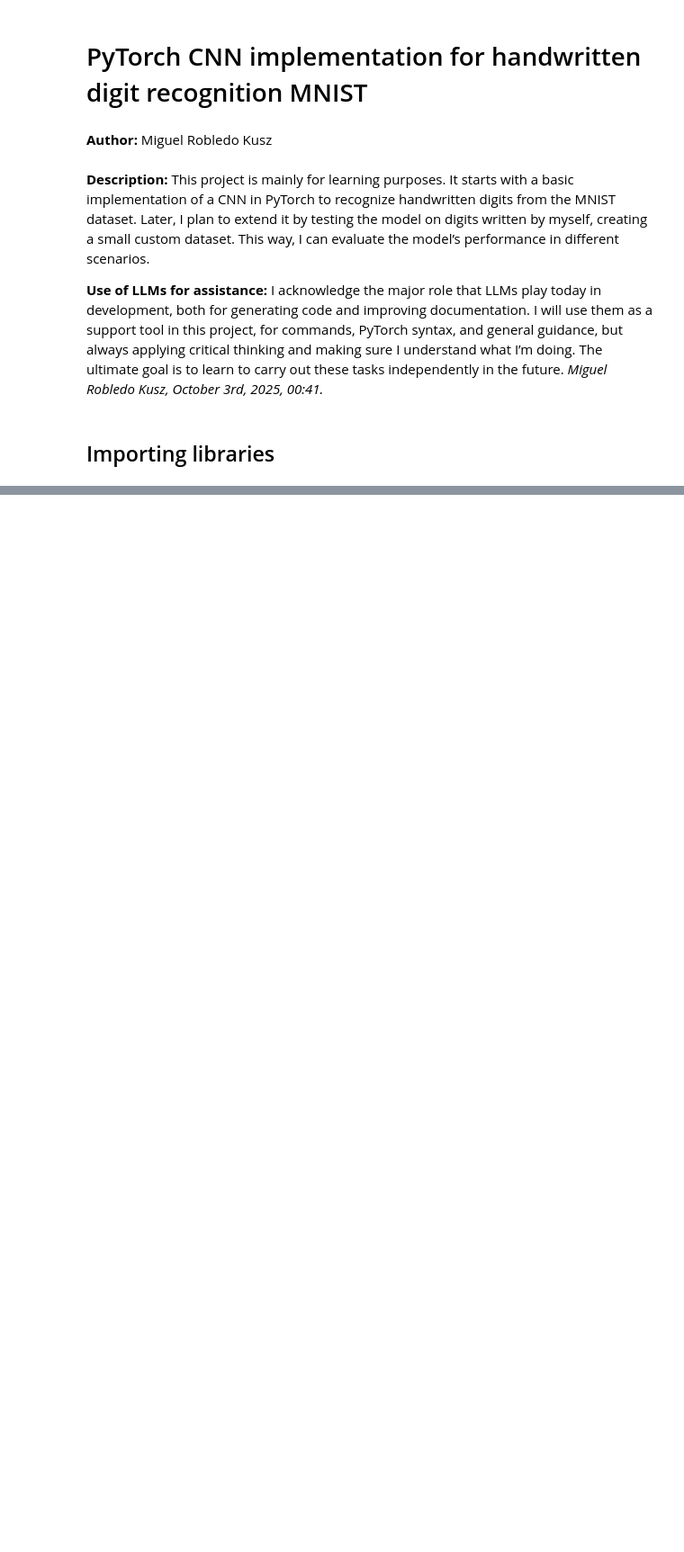
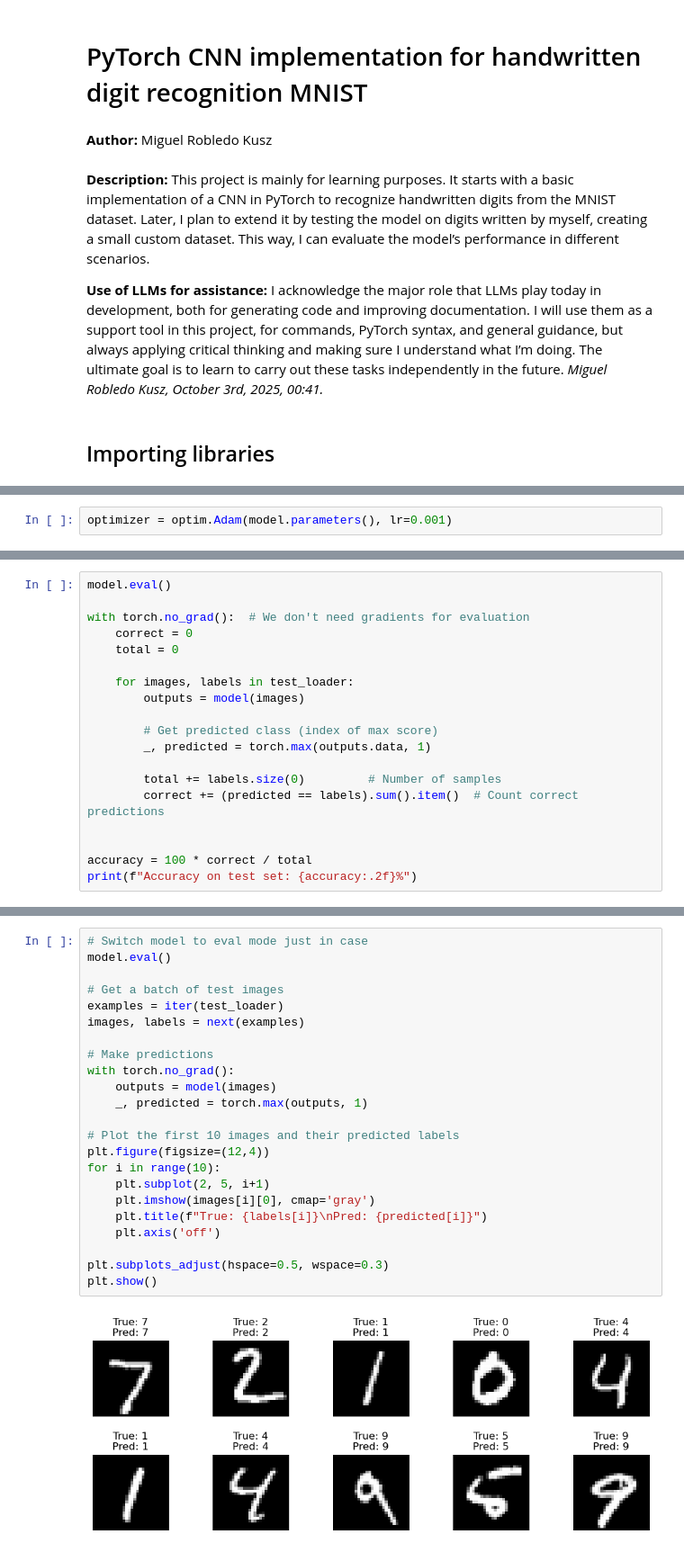
Before and after one commit to mrobledo07/pytorch-cnn-mnist, a Jupyter notebook: pytorch_cnn_mnist.ipynb, the cells around one changed output, grey strips where cells are left out. Shown at 90% size. Cells and saved outputs as stored; diff of their text form; blank space fills up the shorter version.

```diff
--- a/pytorch_cnn_mnist.ipynb
+++ b/pytorch_cnn_mnist.ipynb
@@ -20,0 +116,2 @@ ModuleNotFoundError: No module named 'matplotlib'
+# %%
+optimizer = optim.Adam(model.parameters(), lr=0.001)
@@ -20,0 +155,19 @@ ModuleNotFoundError: No module named 'matplotlib'
+# %%
+model.eval()
+
+with torch.no_grad():  # We don't need gradients for evaluation
+    correct = 0
+    total = 0
+
+    for images, labels in test_loader:
+        outputs = model(images)
+
+        # Get predicted class (index of max score)
+        _, predicted = torch.max(outputs.data, 1)
+
+        total += labels.size(0)         # Number of samples
+        correct += (predicted == labels).sum().item()  # Count correct predictions
+
+
+accuracy = 100 * correct / total
+print(f"Accuracy on test set: {accuracy:.2f}%")
@@ -20,0 +178,25 @@ ModuleNotFoundError: No module named 'matplotlib'
+# %%
+# Switch model to eval mode just in case
+model.eval()
+
+# Get a batch of test images
+examples = iter(test_loader)
+images, labels = next(examples)
+
+# Make predictions
+with torch.no_grad():
+    outputs = model(images)
+    _, predicted = torch.max(outputs, 1)
+
+# Plot the first 10 images and their predicted labels
+plt.figure(figsize=(12,4))
+for i in range(10):
+    plt.subplot(2, 5, i+1)
+    plt.imshow(images[i][0], cmap='gray')
+    plt.title(f"True: {labels[i]}\nPred: {predicted[i]}")
+    plt.axis('off')
+
+plt.subplots_adjust(hspace=0.5, wspace=0.3)
+plt.show()
+# %% [output]
+[figure, added]
```
Also changed, not shown: parts of 19 cells of this notebook, 1 other file.
